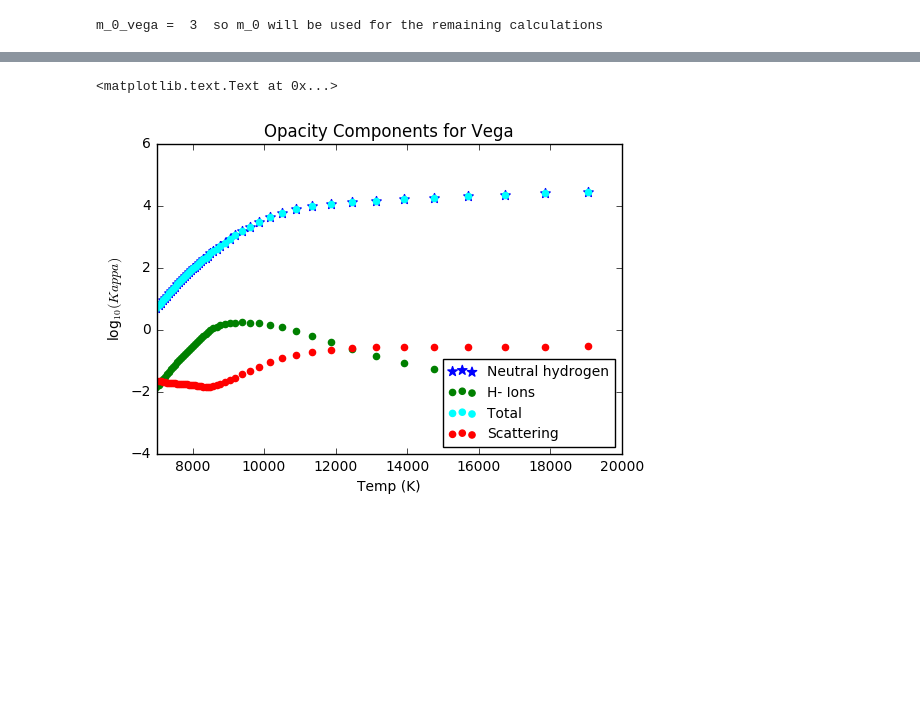
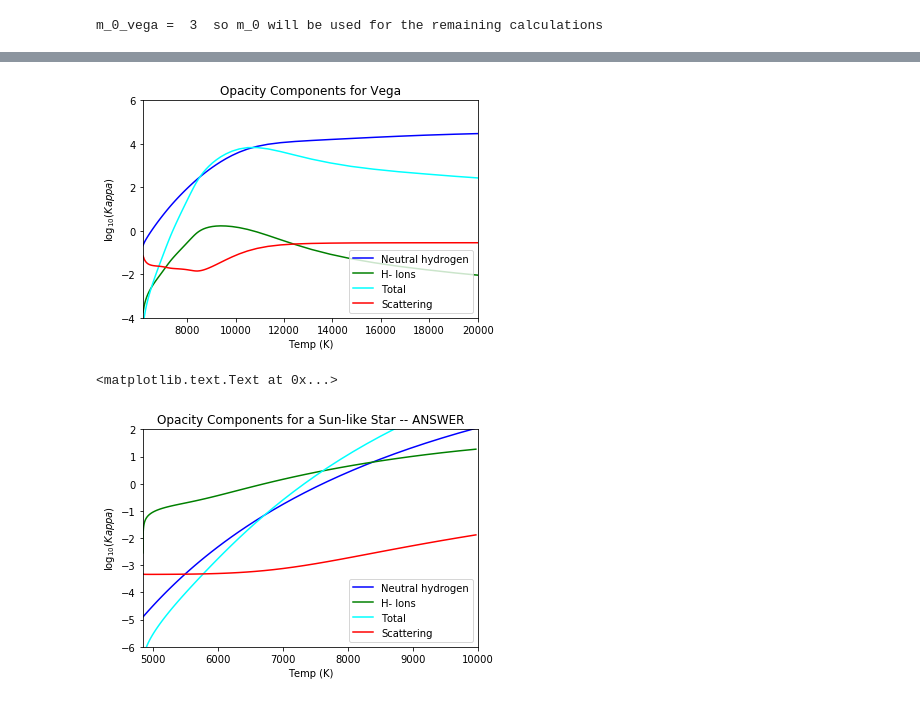
Before and after one commit to lockepatton/ContinuousOpacities, a Jupyter notebook: opacity_model.ipynb, the cells around one changed output, grey strips where cells are left out. Saved outputs shown, nothing was run; the diff lists cells and outputs as text; code cells hidden in the pictures; blank space fills up the shorter version.

Commit message:
Fixed plotting problem! Still not getting the exact values.. But it's good enough and I'm tired

```diff
--- a/opacity_model.ipynb
+++ b/opacity_model.ipynb
@@ -168,12 +177,12 @@ def absorp_ff(P,T,l):
 #ionized hydrogen absorption coefficient for the sun-like star
 absorp_H_neg = absorp_bf(pe_log, temp, v, k_star) + absorp_ff(pe_log, temp, l)
 kappa_ion = absorp_H_neg*multiplier
-kappa_total = np.log10(kappa_atomic + kappa_ion)
+kappa_total = np.log10(kappa_atomic*kappa_ion)
 
 #ionized hydrogen absorption coefficient for Vega
 absorp_H_neg_vega = absorp_bf(p_vega, temp_vega, v_vega, k_star_vega) + absorp_ff(p_vega, temp_vega, l_vega)
 kappa_ion_vega = absorp_H_neg_vega*multiplier_vega
-kappa_total_vega = np.log10(kappa_atomic_vega + kappa_ion_vega)
+kappa_total_vega = np.log10(kappa_atomic_vega) + np.log10(kappa_ion_vega)
 # %%
 #Calculating rayleigh scattering cross section, l is in angstroms
 def cross_section_r(l):
@@ -190,11 +199,10 @@ sigma_R_ang_vega = cross_section_r(7000)*multiplier_vega
 sigma_T = sigma_t * ((X(H_ratio) + Y(m_ratio)/A)/((1.+4.*B)*m_h))
 
 #Calculating total scattering for the sun-like star
-sigma_total = np.log10(sigma_R_ang + sigma_T)
-
+sigma_total = sigma_R_ang + sigma_T
 
 #Calculating Thompson scattering for Vega
 sigma_T_vega = sigma_t * ((X(H_ratio_vega) + Y(m_ratio_vega)/A)/((1.+4.*B)*m_h))
 
 #Calculating total scattering for Vega
-sigma_total_vega = np.log10(sigma_R_ang_vega + sigma_T_vega)
+sigma_total_vega = sigma_R_ang_vega + sigma_T_vega
@@ -216,15 +285,29 @@ plt.title('Opacity Components for a Sun-like Star')
 # %%
 #For some reason, when I use plt.plot, it creates a line connecting the end points
-plt.scatter(temp_vega, np.log10(kappa_atomic_vega), color = 'blue',marker = '*', s=50, label = 'Neutral hydrogen')
-plt.scatter(temp_vega, np.log10(kappa_ion_vega), color = 'green', label = 'H- Ions')
-plt.scatter(temp_vega, kappa_total_vega, color = 'cyan', label = 'Total')
-plt.scatter(temp_vega, sigma_total_vega, color = 'red', label = 'Scattering')
-plt.xlim(7000, 20000)
+plt.plot(temp_vega, np.log10(kappa_atomic_vega), color = 'blue', label = 'Neutral hydrogen')
+plt.plot(temp_vega, np.log10(kappa_ion_vega), color = 'green', label = 'H- Ions')
+plt.plot(temp_vega, kappa_total_vega, color = 'cyan', label = 'Total')
+plt.plot(temp_vega, np.log10(sigma_total_vega), color = 'red', label = 'Scattering')
+plt.xlim(np.min(temp_vega), 20000)
 plt.ylim(-4, 6)
 plt.legend(loc=4, prop={'size':10})
 plt.xlabel('Temp (K)')
 plt.ylabel(r'log$_{10}(Kappa)$')
 plt.title('Opacity Components for Vega')
+plt.savefig('Vega_opacity.png')
 # %% [output]
-<matplotlib.text.Text at 0x...>
-[figure, old version]
+[figure, new version]
+# %%
+plt.plot(temp, check_H, color = 'blue', label = 'Neutral hydrogen')
+plt.plot(temp, check_Hminus, color = 'green', label = 'H- Ions')
+plt.plot(temp, check_H + check_Hminus, color = 'cyan', label = 'Total')
+plt.plot(temp, check_sigma, color = 'red', label = 'Scattering')
+plt.xlim(np.min(temp), 10000)
+plt.ylim(-6, 2)
+plt.legend(loc=4, prop={'size':10})
+plt.xlabel('Temp (K)')
+plt.ylabel(r'log$_{10}(Kappa)$')
+plt.title('Opacity Components for a Sun-like Star -- ANSWER')
+# %% [output]
+<matplotlib.text.Text at 0x...>
+[figure, added]
```
Also changed, not shown: parts of 6 cells of this notebook.
